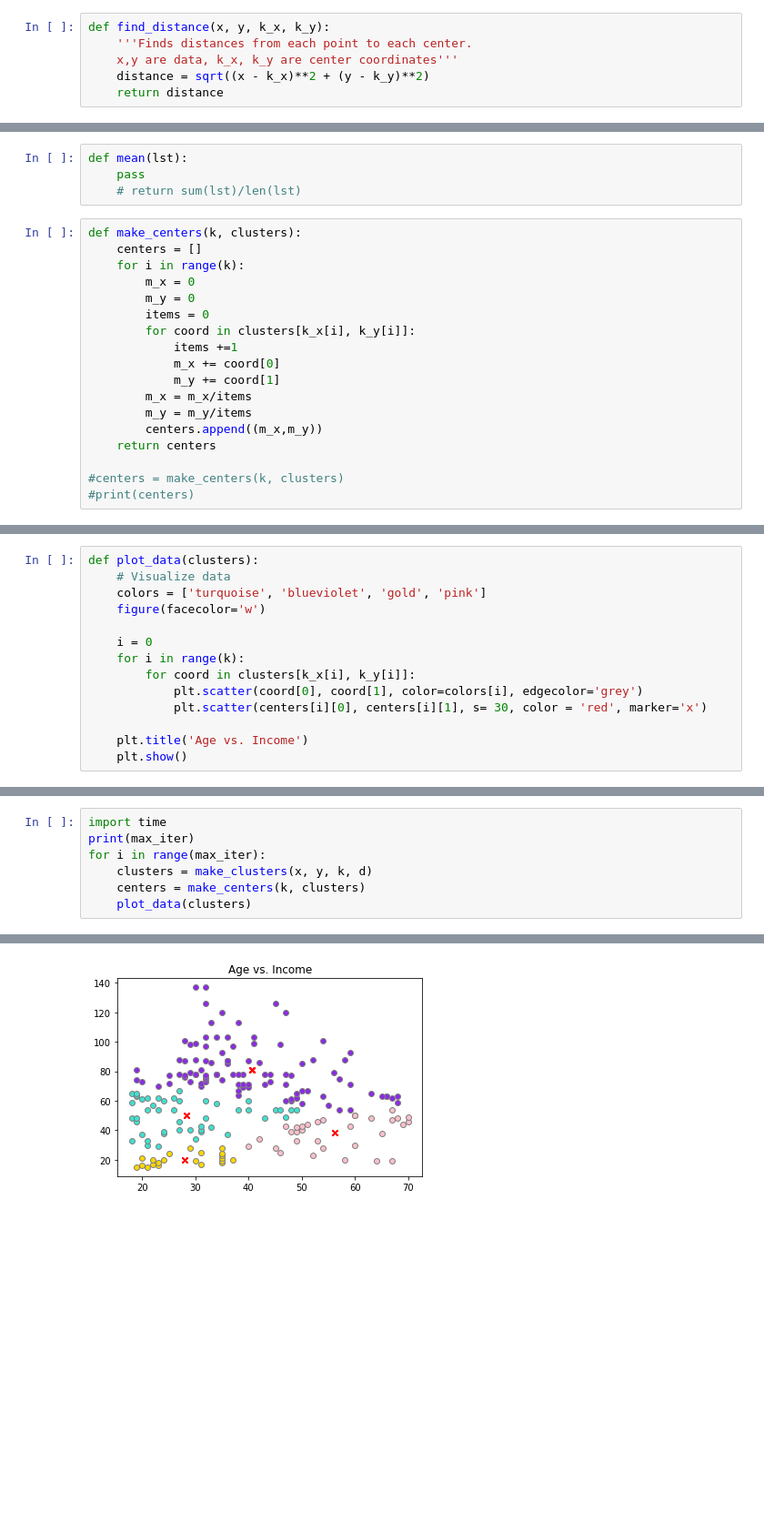
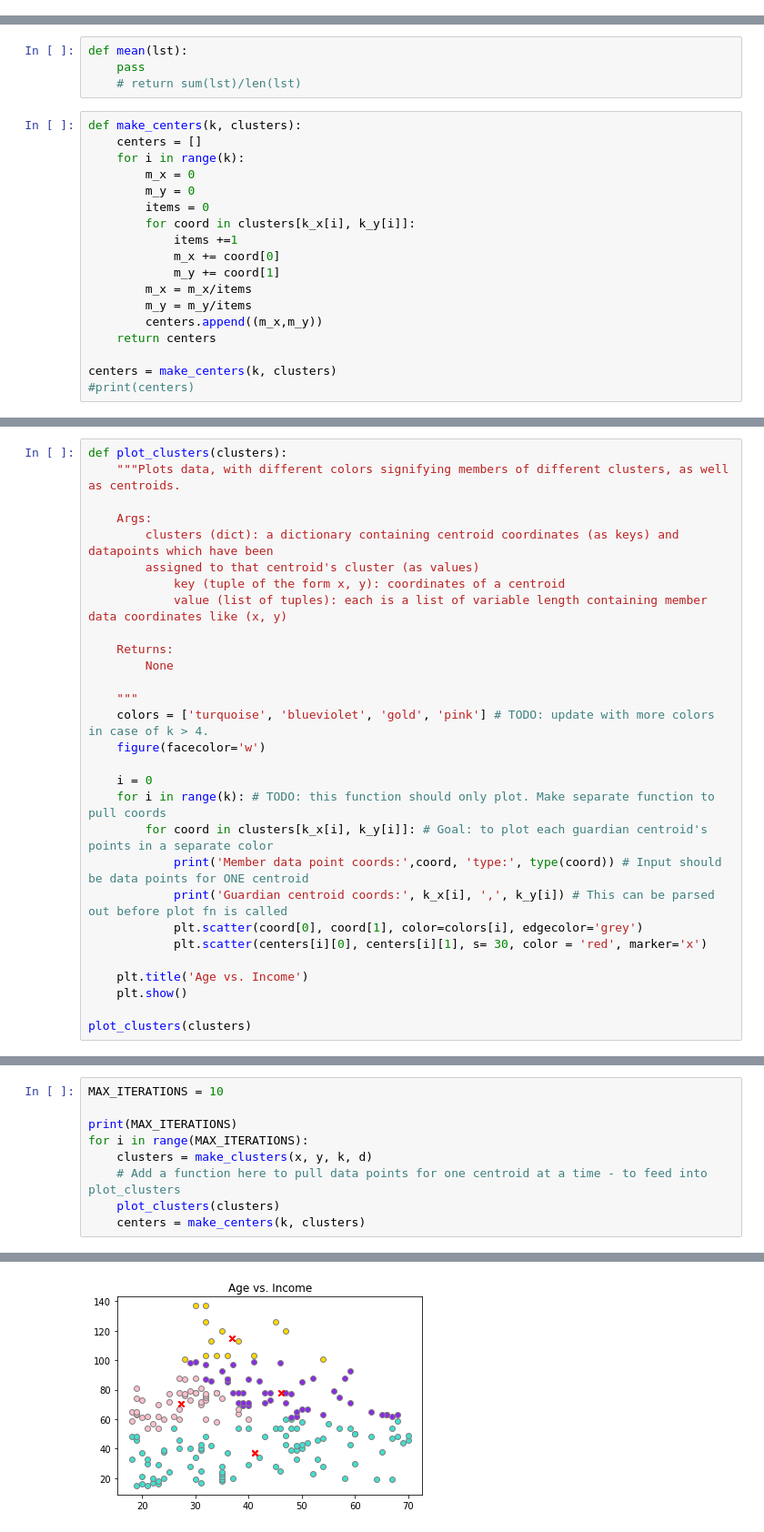
Before and after one commit to mirandabohm/Machine-Learning-Demo-Pack, a Jupyter notebook: k_means.ipynb, the cells around one changed output, grey strips where cells are left out. Shown at 91% size. Drawn from its saved outputs; the diff is of its cells as text; blank space fills up the shorter version.

```diff
--- a/k_means.ipynb
+++ b/k_means.ipynb
@@ -95,9 +127,3 @@ d = np.zeros([k + 1, len(x)])
 d.shape
 # %% [output]
 (5, 200)
-# %%
-def find_distance(x, y, k_x, k_y):
-    '''Finds distances from each point to each center.
-    x,y are data, k_x, k_y are center coordinates'''
-    distance = sqrt((x - k_x)**2 + (y - k_y)**2)
-    return distance
@@ -176,5 +226,5 @@ def make_centers(k, clusters):
         centers.append((m_x,m_y))
     return centers
 
-#centers = make_centers(k, clusters)
+centers = make_centers(k, clusters)
 #print(centers)
@@ -181,14 +245,29 @@ def make_centers(k, clusters):
 # %%
-def plot_data(clusters):
-    # Visualize data
-    colors = ['turquoise', 'blueviolet', 'gold', 'pink']
+def plot_clusters(clusters):
+    """Plots data, with different colors signifying members of different clusters, as well as centroids.
+
+    Args:
+        clusters (dict): a dictionary containing centroid coordinates (as keys) and datapoints which have been
+        assigned to that centroid's cluster (as values)
+            key (tuple of the form x, y): coordinates of a centroid
+            value (list of tuples): each is a list of variable length containing member data coordinates like (x, y)
+
+    Returns:
+        None
+
+    """
+    colors = ['turquoise', 'blueviolet', 'gold', 'pink'] # TODO: update with more colors in case of k > 4.
     figure(facecolor='w')
 
     i = 0
-    for i in range(k):
-        for coord in clusters[k_x[i], k_y[i]]:
+    for i in range(k): # TODO: this function should only plot. Make separate function to pull coords
+        for coord in clusters[k_x[i], k_y[i]]: # Goal: to plot each guardian centroid's points in a separate color
+            print('Member data point coords:',coord, 'type:', type(coord)) # Input should be data points for ONE centroid
+            print('Guardian centroid coords:', k_x[i], ',', k_y[i]) # This can be parsed out before plot fn is called
             plt.scatter(coord[0], coord[1], color=colors[i], edgecolor='grey')
             plt.scatter(centers[i][0], centers[i][1], s= 30, color = 'red', marker='x')
 
     plt.title('Age vs. Income')
     plt.show()
+
+plot_clusters(clusters)
@@ -195,9 +293,11 @@ def plot_data(clusters):
 # %%
-import time
-print(max_iter)
-for i in range(max_iter):
+MAX_ITERATIONS = 10
+
+print(MAX_ITERATIONS)
+for i in range(MAX_ITERATIONS):
     clusters = make_clusters(x, y, k, d)
+    # Add a function here to pull data points for one centroid at a time - to feed into plot_clusters
+    plot_clusters(clusters)
     centers = make_centers(k, clusters)
-    plot_data(clusters)
 # %% [output]
 10
@@ -204 +320 @@ for i in range(max_iter):
-[figure, old version]
+[figure, new version]
```
Also changed, not shown: parts of 14 cells of this notebook.
